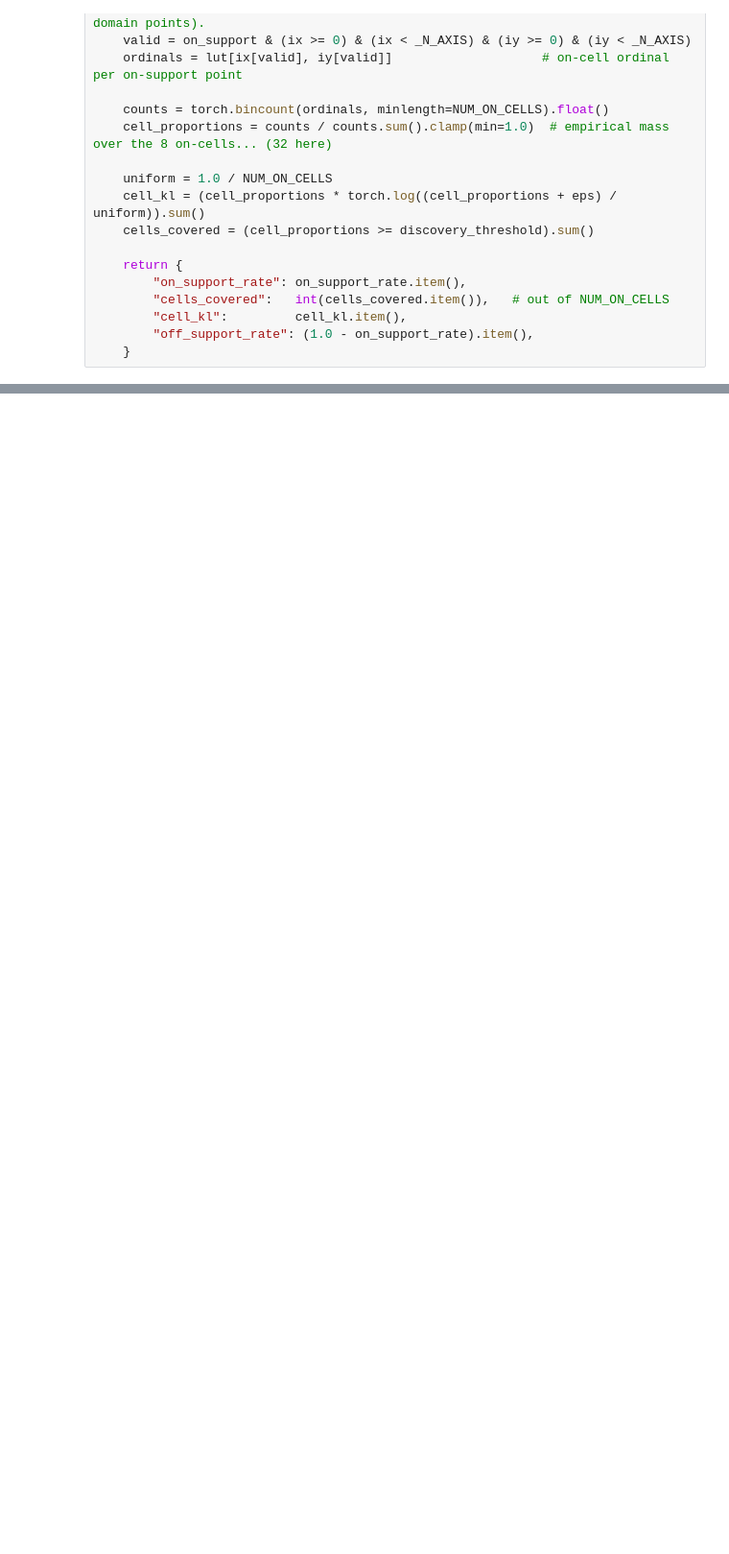
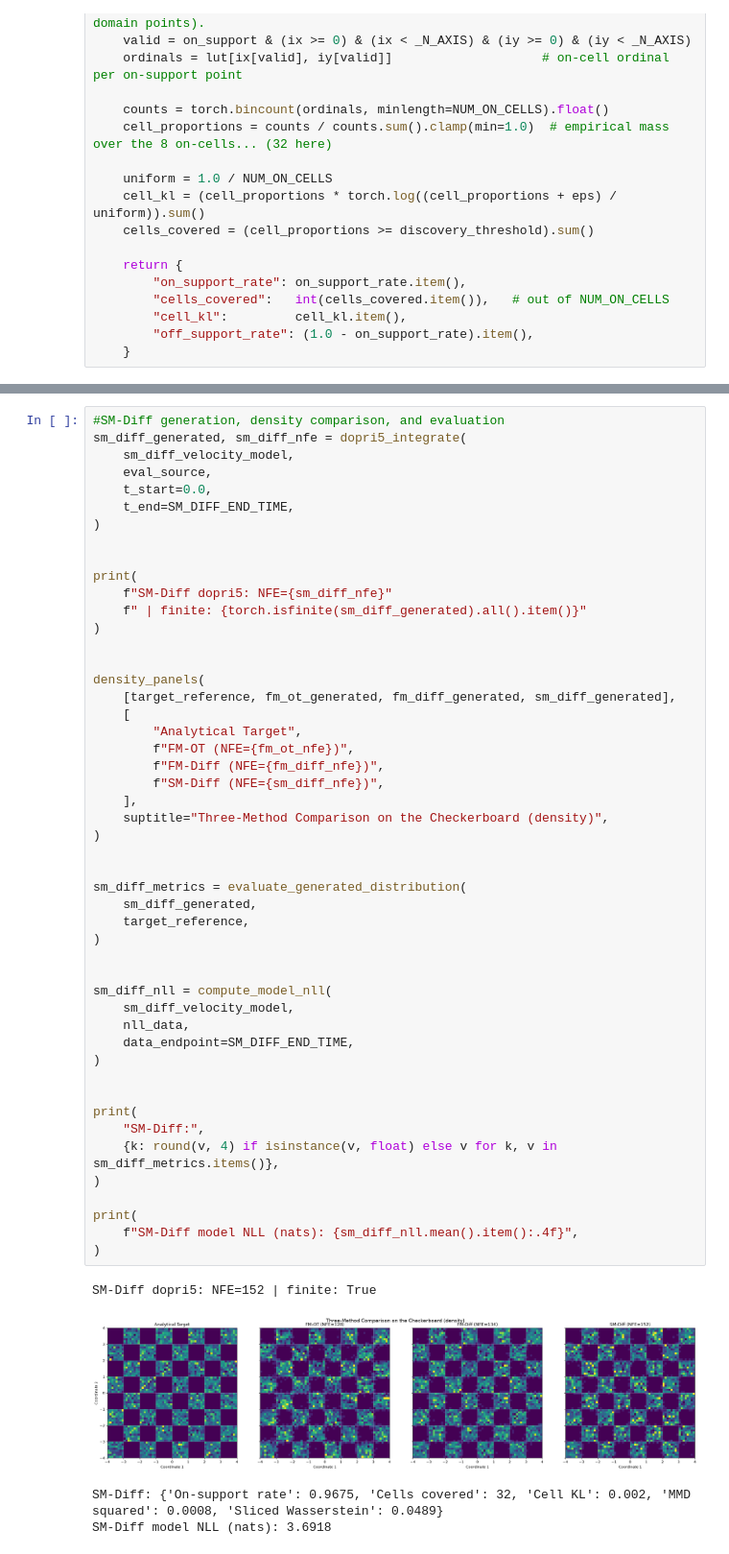
Before and after one commit to k-evgenii/TTrainMethods, a Jupyter notebook: TTrainMethods/checkers_flow_match.ipynb, the cells around one changed output, grey strips where cells are left out. Shown at 96% size. Cells and saved outputs as stored; diff of their text form; blank space fills up the shorter version.

```diff
--- a/TTrainMethods/checkers_flow_match.ipynb
+++ b/TTrainMethods/checkers_flow_match.ipynb
@@ -723,0 +1554,54 @@ def compute_cell_metrics(samples: torch.Tensor,
+# %%
+#SM-Diff generation, density comparison, and evaluation
+sm_diff_generated, sm_diff_nfe = dopri5_integrate(
+    sm_diff_velocity_model,
+    eval_source,
+    t_start=0.0,
+    t_end=SM_DIFF_END_TIME,
+)
+
+
+print(
+    f"SM-Diff dopri5: NFE={sm_diff_nfe}"
+    f" | finite: {torch.isfinite(sm_diff_generated).all().item()}"
+)
+
+
+density_panels(
+    [target_reference, fm_ot_generated, fm_diff_generated, sm_diff_generated],
+    [
+        "Analytical Target",
+        f"FM-OT (NFE={fm_ot_nfe})",
+        f"FM-Diff (NFE={fm_diff_nfe})",
+        f"SM-Diff (NFE={sm_diff_nfe})",
+    ],
+    suptitle="Three-Method Comparison on the Checkerboard (density)",
+)
+
+
+sm_diff_metrics = evaluate_generated_distribution(
+    sm_diff_generated,
+    target_reference,
+)
+
+
+sm_diff_nll = compute_model_nll(
+    sm_diff_velocity_model,
+    nll_data,
+    data_endpoint=SM_DIFF_END_TIME,
+)
+
+
+print(
+    "SM-Diff:",
+    {k: round(v, 4) if isinstance(v, float) else v for k, v in sm_diff_metrics.items()},
+)
+
+print(
+    f"SM-Diff model NLL (nats): {sm_diff_nll.mean().item():.4f}",
+)
+# %% [output]
+SM-Diff dopri5: NFE=152 | finite: True
+[figure, added]
+SM-Diff: {'On-support rate': 0.9675, 'Cells covered': 32, 'Cell KL': 0.002, 'MMD squared': 0.0008, 'Sliced Wasserstein': 0.0489}
+SM-Diff model NLL (nats): 3.6918
```
Also changed, not shown: parts of 40 cells of this notebook, 13 other files.
